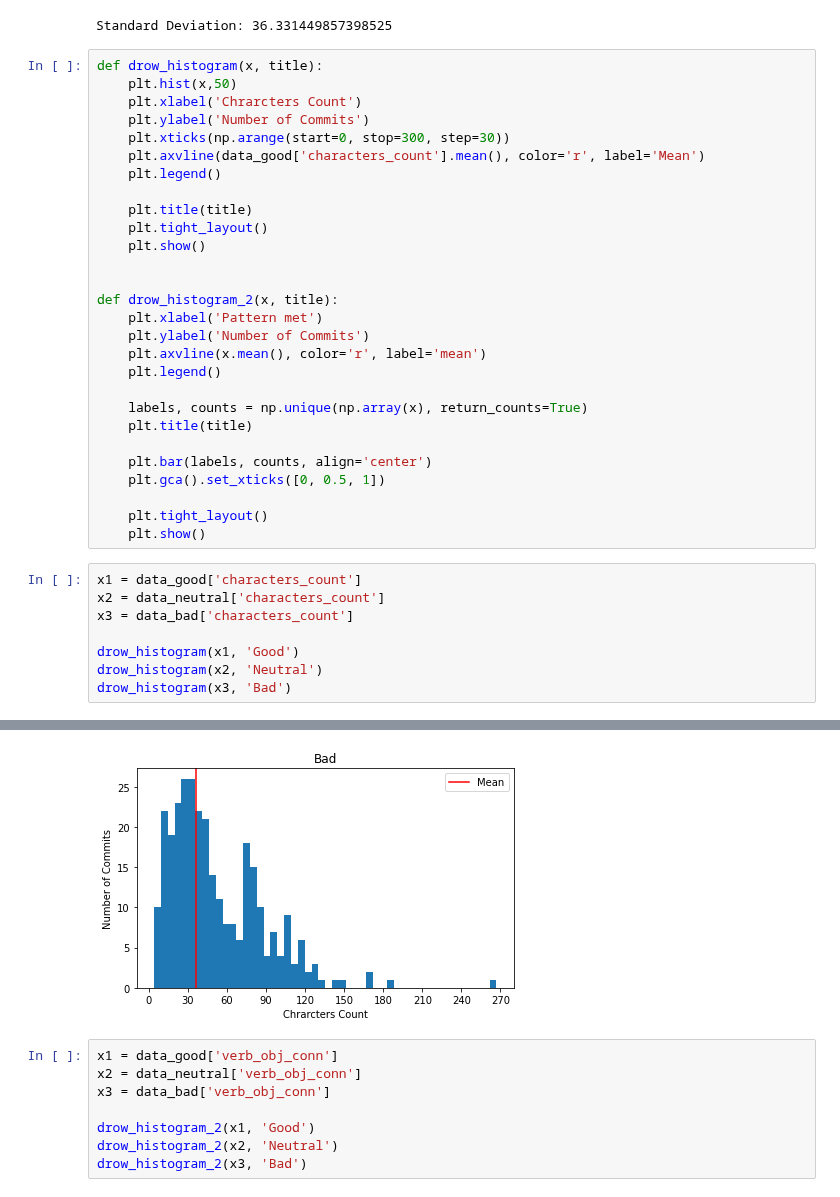
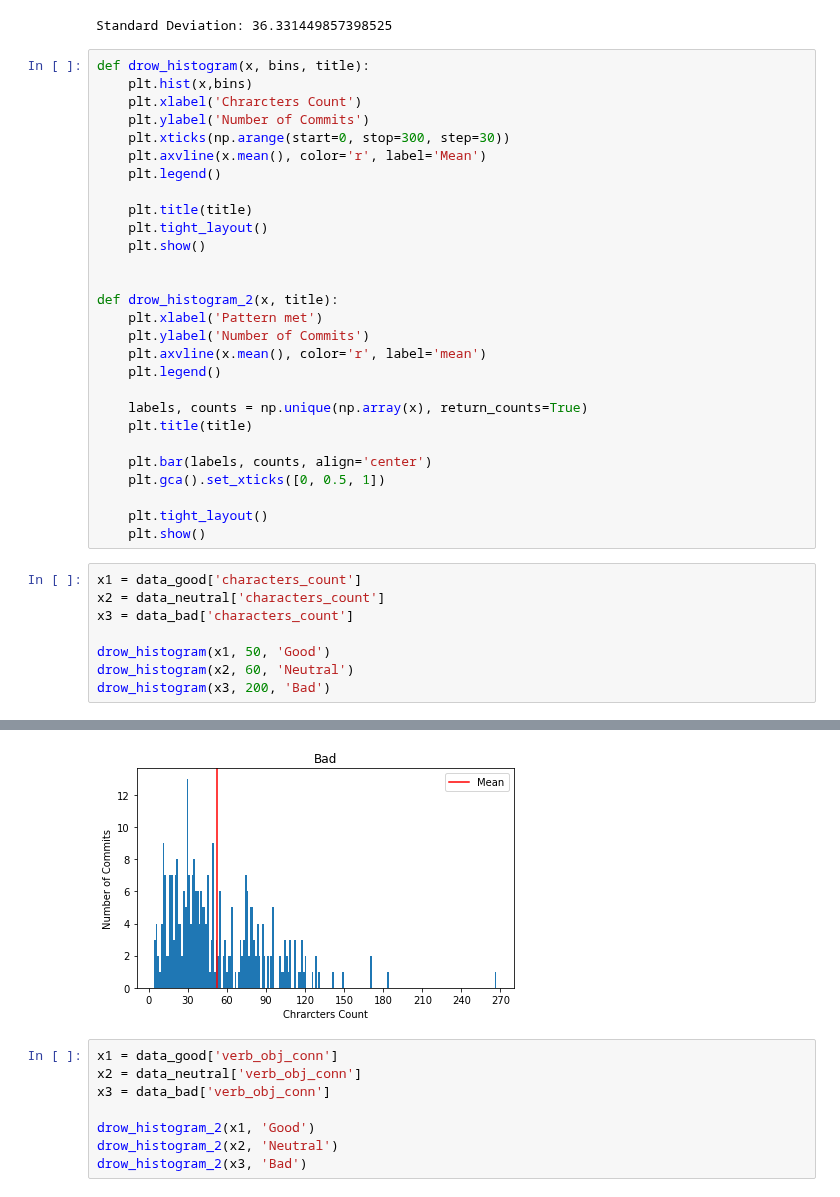
Before and after one commit to jeankhechfe/commit-quality, a Jupyter notebook: jupyter_notebook/training_results(message-only-features).ipynb, the cells around one changed output, grey strips where cells are left out. Cells and saved outputs as stored; diff of their text form.

```diff
--- a/jupyter_notebook/training_results(message-only-features).ipynb
+++ b/jupyter_notebook/training_results(message-only-features).ipynb
@@ -107,12 +107,12 @@ Standard Deviation: 19.4074250912781
 [figure]
 Standard Deviation: 36.331449857398525
 # %%
-def drow_histogram(x, title):
-    plt.hist(x,50)
+def drow_histogram(x, bins, title):
+    plt.hist(x,bins)
     plt.xlabel('Chrarcters Count')
     plt.ylabel('Number of Commits')
     plt.xticks(np.arange(start=0, stop=300, step=30))
-    plt.axvline(data_good['characters_count'].mean(), color='r', label='Mean')
+    plt.axvline(x.mean(), color='r', label='Mean')
     plt.legend()
 
     plt.title(title)
@@ -139,8 +139,8 @@ x1 = data_good['characters_count']
 x2 = data_neutral['characters_count']
 x3 = data_bad['characters_count']
 
-drow_histogram(x1, 'Good')
-drow_histogram(x2, 'Neutral')
-drow_histogram(x3, 'Bad')
+drow_histogram(x1, 50, 'Good')
+drow_histogram(x2, 60, 'Neutral')
+drow_histogram(x3, 200, 'Bad')
 # %% [output]
 [figure]
@@ -148,4 +148,4 @@ drow_histogram(x3, 'Bad')
-[figure, old version]
+[figure, new version]
 # %%
 x1 = data_good['verb_obj_conn']
 x2 = data_neutral['verb_obj_conn']
```
Also changed, not shown: parts of 2 cells of this notebook, 2 other files.
